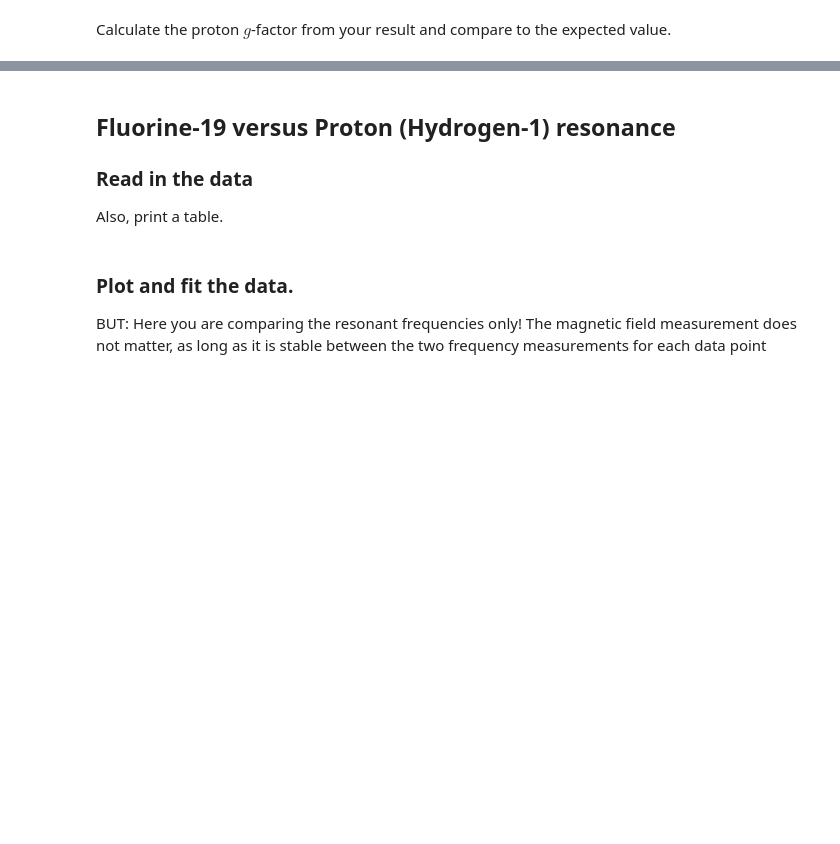
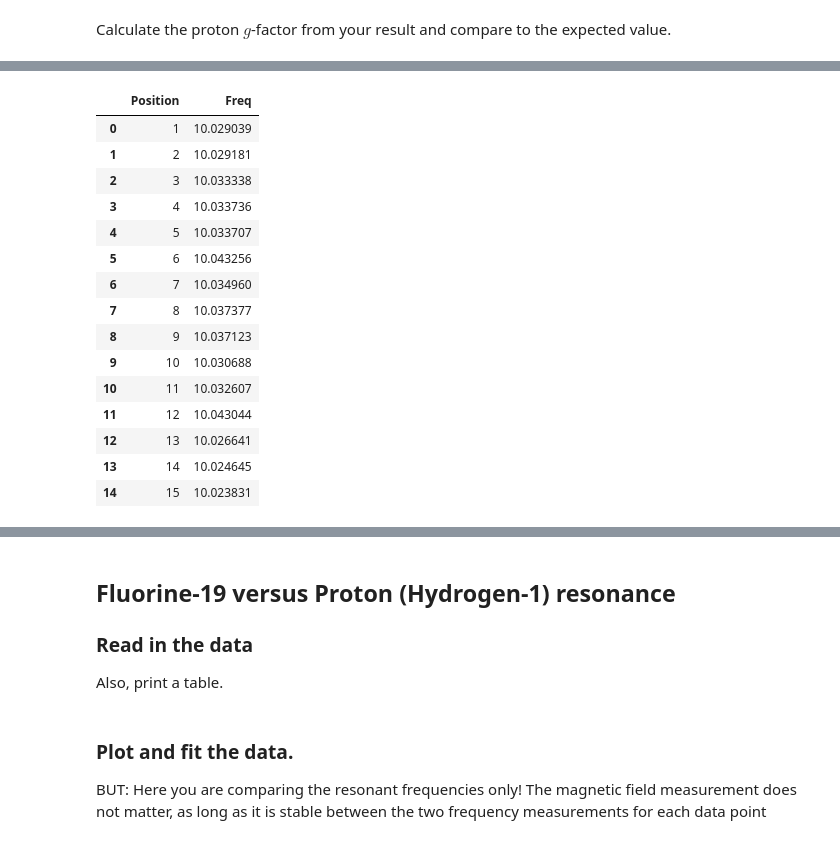
Before and after one commit to mbrosenuw/continuous-NMR, a Jupyter notebook: Continuous NMR Analysis (Template).ipynb, the cells around one changed output, grey strips where cells are left out. Saved outputs shown, nothing was run; the diff lists cells and outputs as text; code cells hidden in the pictures; blank space fills up the shorter version.

```diff
--- a/Continuous NMR Analysis (Template).ipynb
+++ b/Continuous NMR Analysis (Template).ipynb
@@ -193,0 +246,20 @@ Calculate the proton $g$-factor from your result and compare to the expected val
+# %%
+df = pd.read_csv('Exercise 2.csv')
+df
+# %% [output]
+|  | Position | Freq |
+| 0 | 1 | 10.029039 |
+| 1 | 2 | 10.029181 |
+| 2 | 3 | 10.033338 |
+| 3 | 4 | 10.033736 |
+| 4 | 5 | 10.033707 |
+| 5 | 6 | 10.043256 |
+| 6 | 7 | 10.034960 |
+| 7 | 8 | 10.037377 |
+| 8 | 9 | 10.037123 |
+| 9 | 10 | 10.030688 |
+| 10 | 11 | 10.032607 |
+| 11 | 12 | 10.043044 |
+| 12 | 13 | 10.026641 |
+| 13 | 14 | 10.024645 |
+| 14 | 15 | 10.023831 |
```
Also changed, not shown: parts of 11 cells of this notebook, 5 other files.
